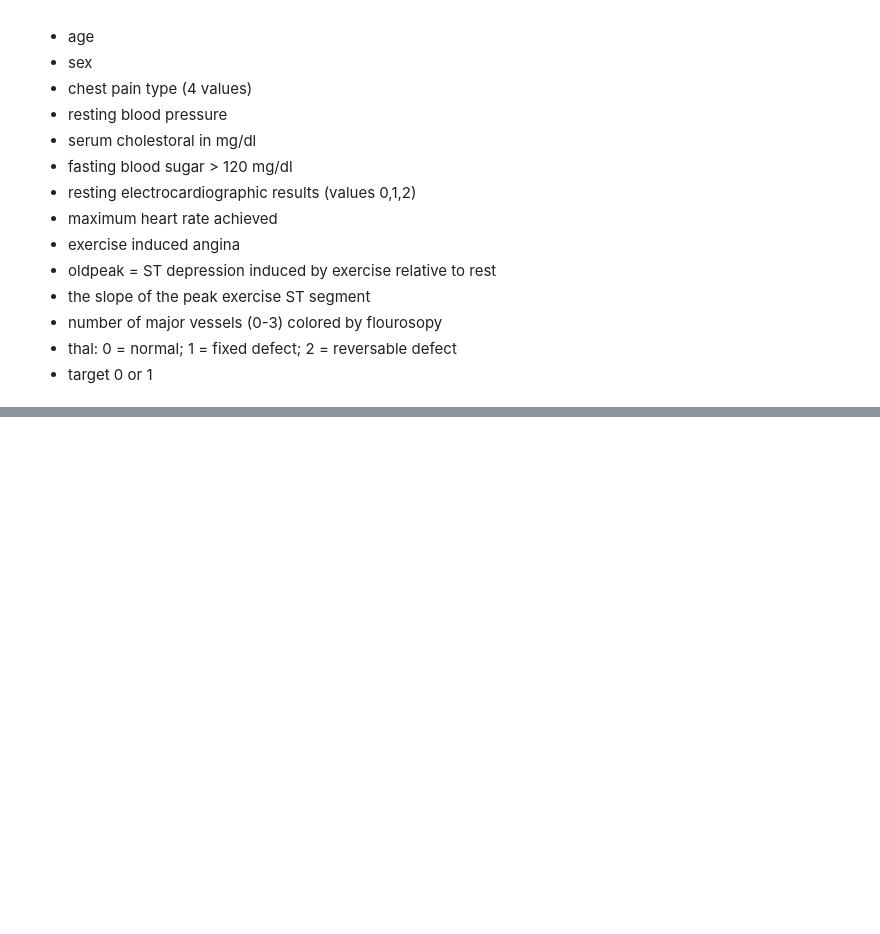
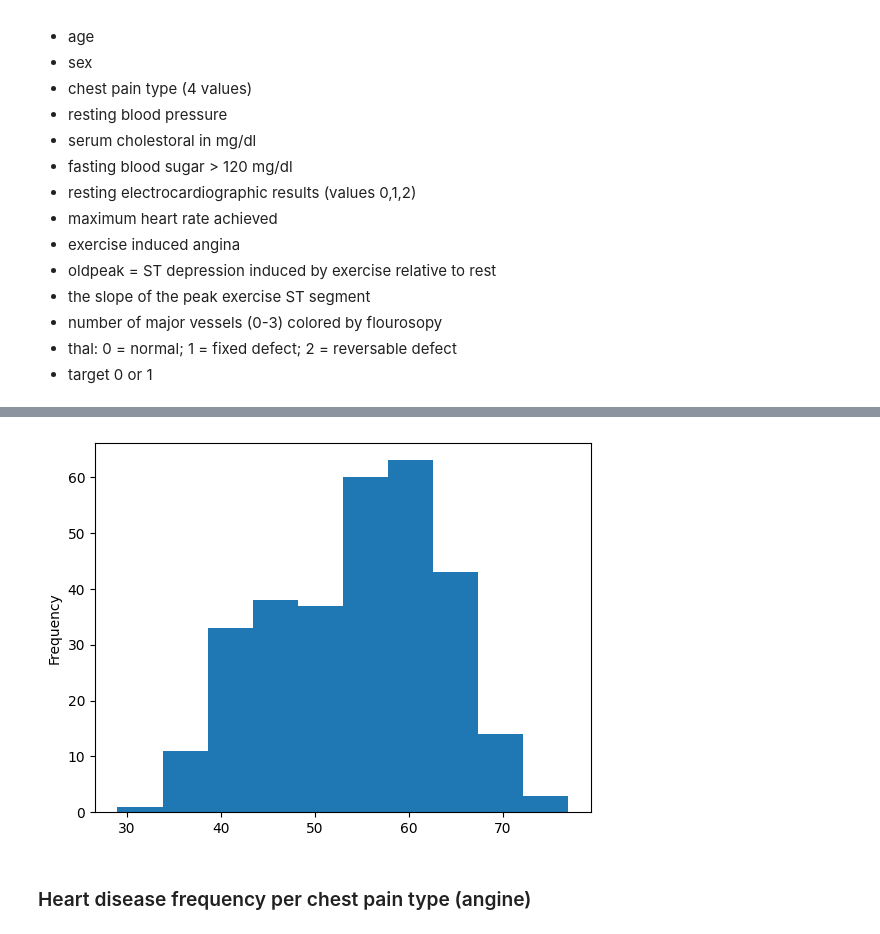
Before and after one commit to DryHop2/heart-disease-classifier, a Jupyter notebook: heart-disease-classification.ipynb, the cells around one changed output, grey strips where cells are left out. Cells and saved outputs as stored; diff of their text form; code cells hidden in the pictures; blank space fills up the shorter version.

```diff
--- a/heart-disease-classification.ipynb
+++ b/heart-disease-classification.ipynb
@@ -36,0 +183,6 @@
+# %%
+df['age'].plot.hist();
+# %% [output]
+[figure, added]
+# %% [markdown]
+### Heart disease frequency per chest pain type (angine)
```
Also changed, not shown: parts of 61 cells of this notebook.
